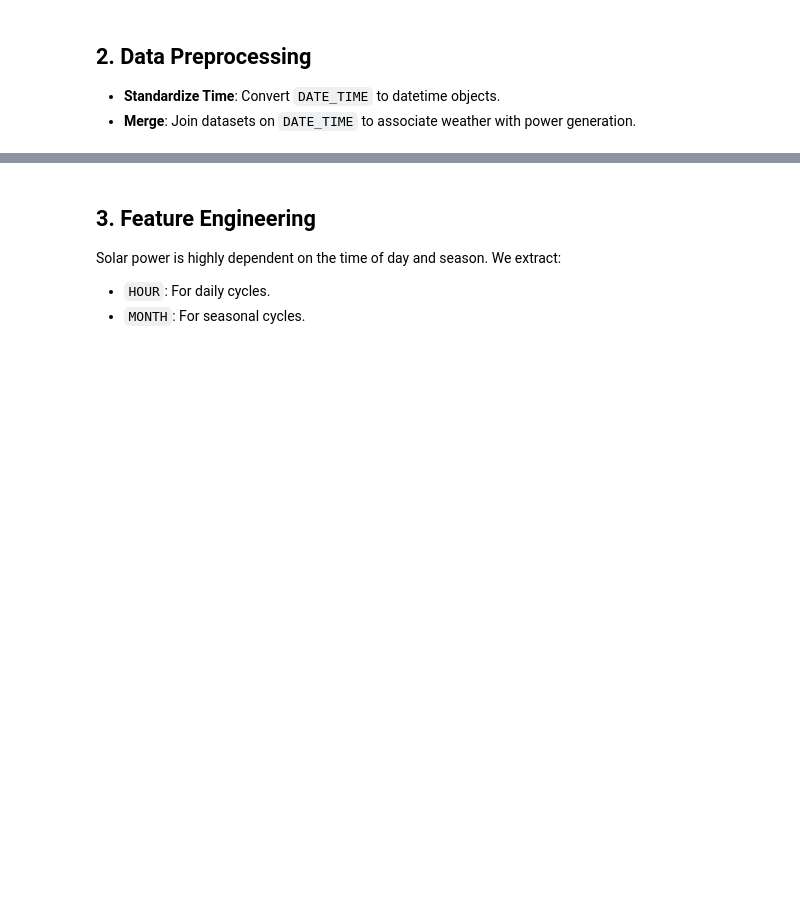
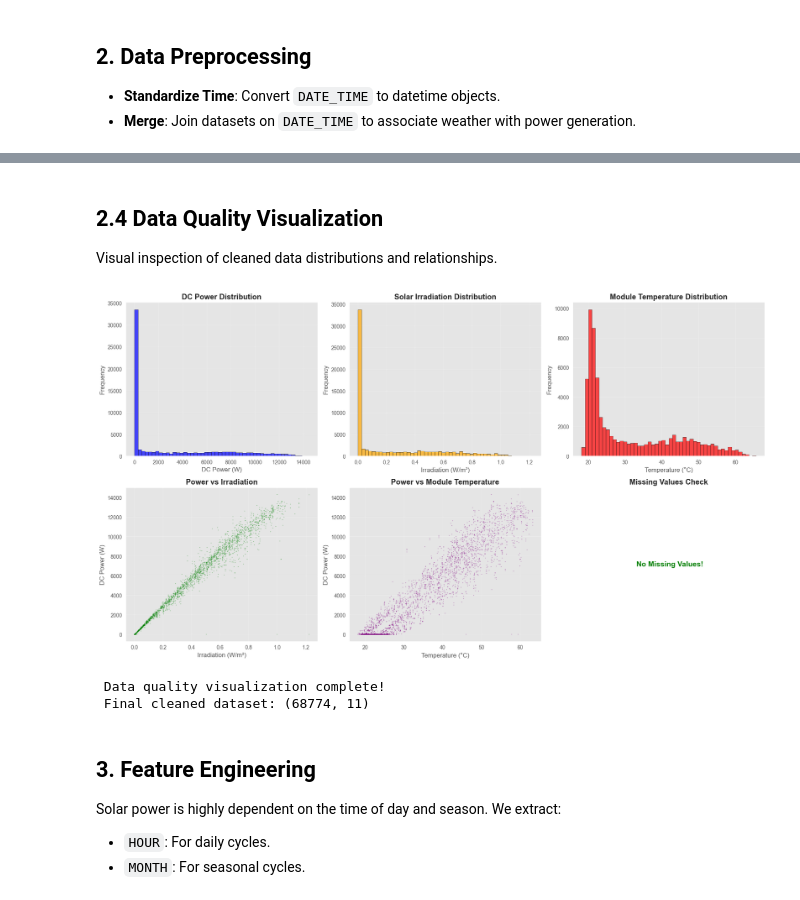
Before and after one commit to AZHARAJI2/Solar-Panel-Optimization, a Jupyter notebook: Solar_Optimization_Pipeline.ipynb, the cells around one changed output, grey strips where cells are left out. Drawn from its saved outputs; the diff is of its cells as text; code cells hidden in the pictures; blank space fills up the shorter version.

```diff
--- a/Solar_Optimization_Pipeline.ipynb
+++ b/Solar_Optimization_Pipeline.ipynb
@@ -45,8 +196,8 @@ Weather Data Shape: (3182, 6)
 - **Merge**: Join datasets on `DATE_TIME` to associate weather with power generation.
 # %%
 # Convert to datetime
-gen_df['DATE_TIME'] = pd.to_datetime(gen_df['DATE_TIME'])
-weather_df['DATE_TIME'] = pd.to_datetime(weather_df['DATE_TIME'])
+gen_df['DATE_TIME'] = pd.to_datetime(gen_df['DATE_TIME'], format='mixed', dayfirst=True)
+weather_df['DATE_TIME'] = pd.to_datetime(weather_df['DATE_TIME'], format='mixed', dayfirst=True)
 
 # Merge Data (Left join to keep all generation records)
 merged_df = pd.merge(gen_df, weather_df, on=["DATE_TIME", "PLANT_ID"], how="left")
@@ -67,3 +268,68 @@ Merged Data Shape: (68774, 11)
+# %% [markdown]
+## 2.4 Data Quality Visualization
+Visual inspection of cleaned data distributions and relationships.
+# %%
+# Data Quality Visualization
+fig, axes = plt.subplots(2, 3, figsize=(18, 10))
+
+# 1. DC_POWER distribution
+axes[0, 0].hist(merged_df['DC_POWER'], bins=50, alpha=0.7, color='blue', edgecolor='black')
+axes[0, 0].set_title('DC Power Distribution', fontweight='bold')
+axes[0, 0].set_xlabel('DC Power (W)')
+axes[0, 0].set_ylabel('Frequency')
+axes[0, 0].grid(alpha=0.3)
+
+# 2. IRRADIATION distribution
+axes[0, 1].hist(merged_df['IRRADIATION'], bins=50, alpha=0.7, color='orange', edgecolor='black')
+axes[0, 1].set_title('Solar Irradiation Distribution', fontweight='bold')
+axes[0, 1].set_xlabel('Irradiation (W/m²)')
+axes[0, 1].set_ylabel('Frequency')
+axes[0, 1].grid(alpha=0.3)
+
+# 3. Temperature distribution
+axes[0, 2].hist(merged_df['MODULE_TEMPERATURE'], bins=50, alpha=0.7, color='red', edgecolor='black')
+axes[0, 2].set_title('Module Temperature Distribution', fontweight='bold')
+axes[0, 2].set_xlabel('Temperature (°C)')
+axes[0, 2].set_ylabel('Frequency')
+axes[0, 2].grid(alpha=0.3)
+
+# 4. Power vs Irradiation scatter
+sample = merged_df.sample(min(5000, len(merged_df)))
+axes[1, 0].scatter(sample['IRRADIATION'], sample['DC_POWER'], alpha=0.3, s=1, color='green')
+axes[1, 0].set_title('Power vs Irradiation', fontweight='bold')
+axes[1, 0].set_xlabel('Irradiation (W/m²)')
+axes[1, 0].set_ylabel('DC Power (W)')
+axes[1, 0].grid(alpha=0.3)
+
+# 5. Power vs Temperature scatter
+axes[1, 1].scatter(sample['MODULE_TEMPERATURE'], sample['DC_POWER'], alpha=0.3, s=1, color='purple')
+axes[1, 1].set_title('Power vs Module Temperature', fontweight='bold')
+axes[1, 1].set_xlabel('Temperature (°C)')
+axes[1, 1].set_ylabel('DC Power (W)')
+axes[1, 1].grid(alpha=0.3)
+
+# 6. Missing values bar chart
+missing_data = merged_df.isnull().sum()
+if missing_data.sum() > 0:
+    axes[1, 2].barh(missing_data.index, missing_data.values, color='coral', edgecolor='black')
+    axes[1, 2].set_title('Missing Values per Column', fontweight='bold')
+    axes[1, 2].set_xlabel('Count')
+    axes[1, 2].tick_params(axis='y', labelsize=8)
+else:
+    axes[1, 2].text(0.5, 0.5, ' No Missing Values!',
+                    ha='center', va='center', fontsize=14, fontweight='bold', color='green')
+    axes[1, 2].set_title('Missing Values Check', fontweight='bold')
+    axes[1, 2].axis('off')
+
+plt.tight_layout()
+plt.show()
+
+print("\n Data quality visualization complete!")
+print(f" Final cleaned dataset: {merged_df.shape}")
+# %% [output]
+[figure, added]
+ Data quality visualization complete!
+ Final cleaned dataset: (68774, 11)
 # %% [markdown]
 ## 3. Feature Engineering
 Solar power is highly dependent on the time of day and season. We extract:
```
Also changed, not shown: parts of 11 cells of this notebook, 4 other files.
